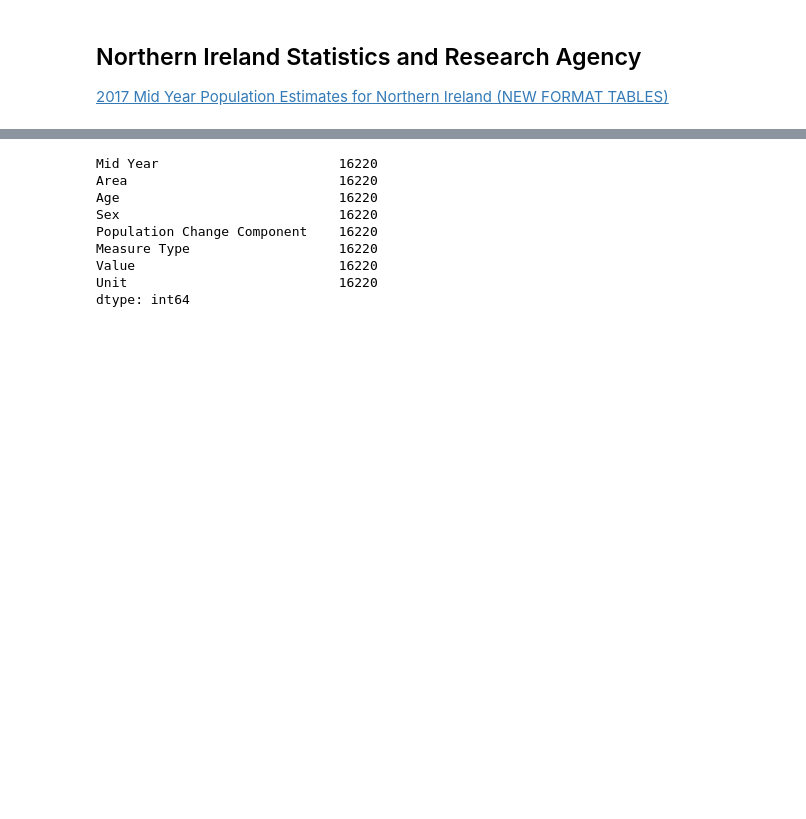
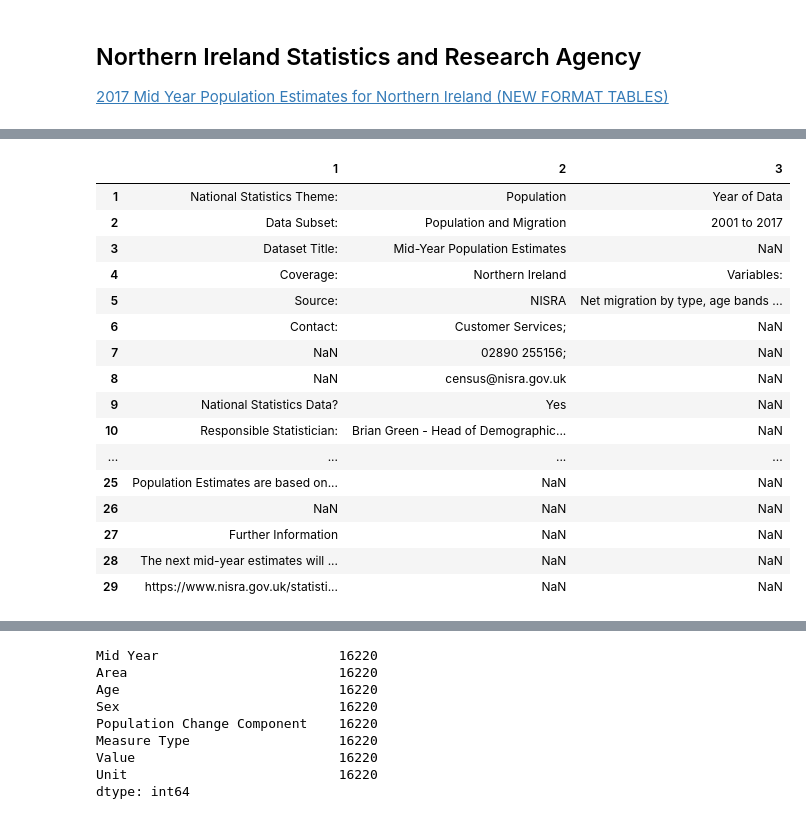
Before and after one commit to GSS-Cogs/NISRA-NI-migration-estimates, a Jupyter notebook: main.ipynb, the cells around one changed output, grey strips where cells are left out. Saved outputs shown, nothing was run; the diff lists cells and outputs as text; code cells hidden in the pictures; blank space fills up the shorter version.

```diff
--- a/main.ipynb
+++ b/main.ipynb
@@ -224,0 +114,23 @@ md4
+# %%
+md = metadata_tabs[1]
+md.drop(md.index[0], inplace=True)
+md.drop(columns=[0], inplace=True)
+md
+# %% [output]
+|  | 1 | 2 | 3 |
+| 1 | National Statistics Theme: | Population | Year of Data |
+| 2 | Data Subset: | Population and Migration | 2001 to 2017 |
+| 3 | Dataset Title: | Mid-Year Population Estimates | NaN |
+| 4 | Coverage: | Northern Ireland | Variables: |
+| 5 | Source: | NISRA | Net migration by type, age bands ... |
+| 6 | Contact: | Customer Services; | NaN |
+| 7 | NaN | 02890 255156; | NaN |
+| 8 | NaN | census@nisra.gov.uk | NaN |
+| 9 | National Statistics Data? | Yes | NaN |
+| 10 | Responsible Statistician: | Brian Green - Head of Demographic... | NaN |
+| ... | ... | ... | ... |
+| 25 | Population Estimates are based on... | NaN | NaN |
+| 26 | NaN | NaN | NaN |
+| 27 | Further Information | NaN | NaN |
+| 28 | The next mid-year estimates will ... | NaN | NaN |
+| 29 | https://www.nisra.gov.uk/statisti... | NaN | NaN |
```
Also changed, not shown: parts of 12 cells of this notebook, 4 other files.
